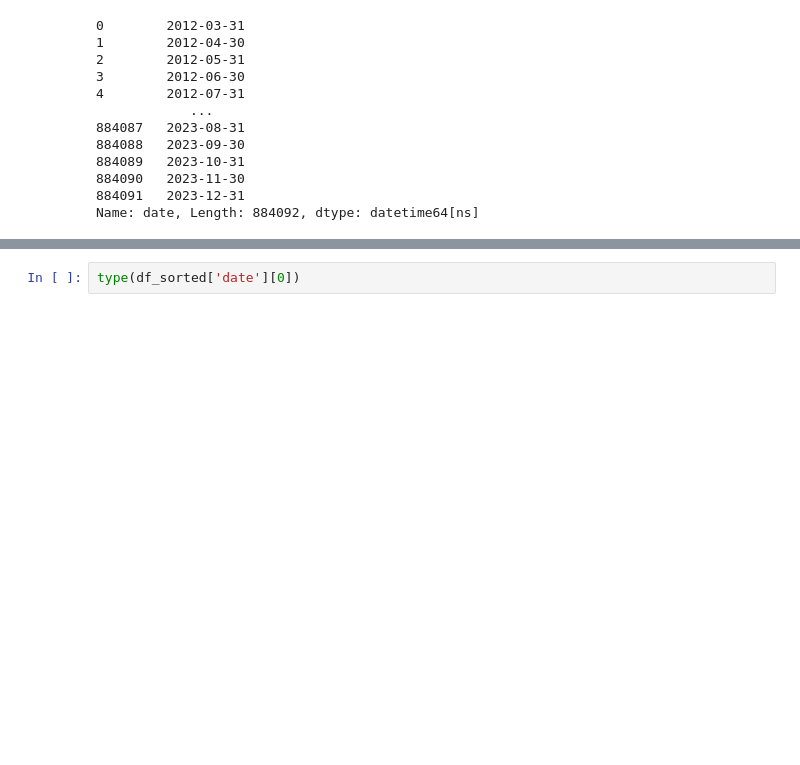
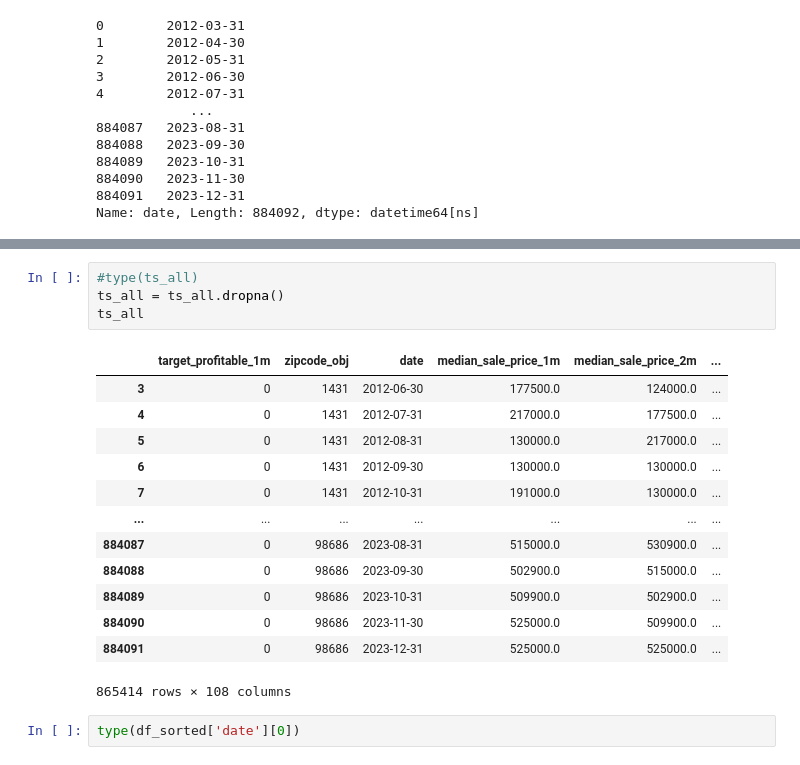
Before and after one commit to JensKlug/zillows_real_estate, a Jupyter notebook: notebooks/Data preprocessing for trend prediction.ipynb, the cells around one changed output, grey strips where cells are left out. Saved outputs shown, nothing was run; the diff lists cells and outputs as text; blank space fills up the shorter version.

```diff
--- a/notebooks/Data preprocessing for trend prediction.ipynb
+++ b/notebooks/Data preprocessing for trend prediction.ipynb
@@ -63,3 +84,21 @@ Name: date, Length: 884092, dtype: datetime64[ns]
+# %%
+#type(ts_all)
+ts_all = ts_all.dropna()
+ts_all
+# %% [output]
+|  | target_profitable_1m | zipcode_obj | date | median_sale_price_1m | median_sale_price_2m | ... |
+| 3 | 0 | 1431 | 2012-06-30 | 177500.0 | 124000.0 | ... |
+| 4 | 0 | 1431 | 2012-07-31 | 217000.0 | 177500.0 | ... |
+| 5 | 0 | 1431 | 2012-08-31 | 130000.0 | 217000.0 | ... |
+| 6 | 0 | 1431 | 2012-09-30 | 130000.0 | 130000.0 | ... |
+| 7 | 0 | 1431 | 2012-10-31 | 191000.0 | 130000.0 | ... |
+| ... | ... | ... | ... | ... | ... | ... |
+| 884087 | 0 | 98686 | 2023-08-31 | 515000.0 | 530900.0 | ... |
+| 884088 | 0 | 98686 | 2023-09-30 | 502900.0 | 515000.0 | ... |
+| 884089 | 0 | 98686 | 2023-10-31 | 509900.0 | 502900.0 | ... |
+| 884090 | 0 | 98686 | 2023-11-30 | 525000.0 | 509900.0 | ... |
+| 884091 | 0 | 98686 | 2023-12-31 | 525000.0 | 525000.0 | ... |
+865414 rows × 108 columns
 # %%
 type(df_sorted['date'][0])
 # %% [output]
```
Also changed, not shown: parts of 7 cells of this notebook.
